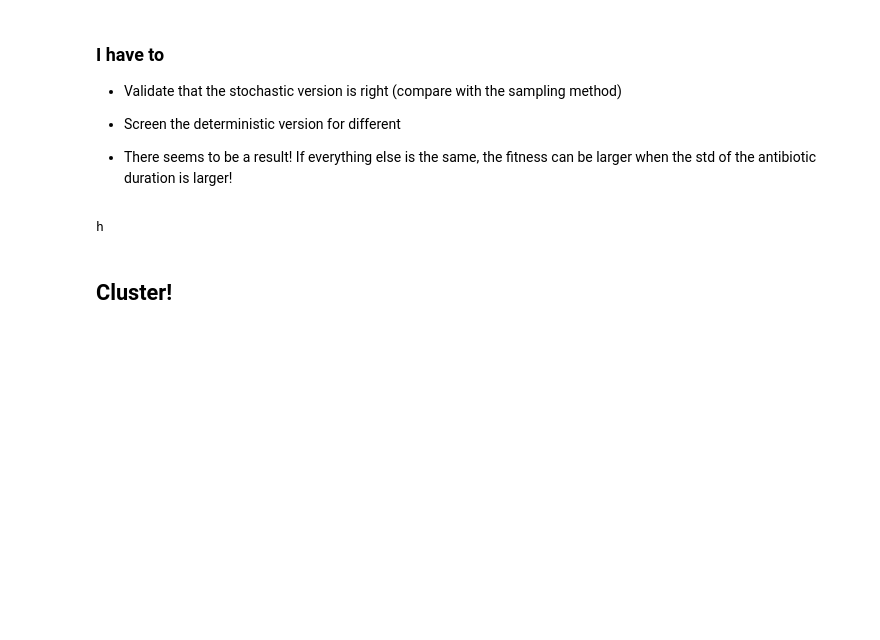
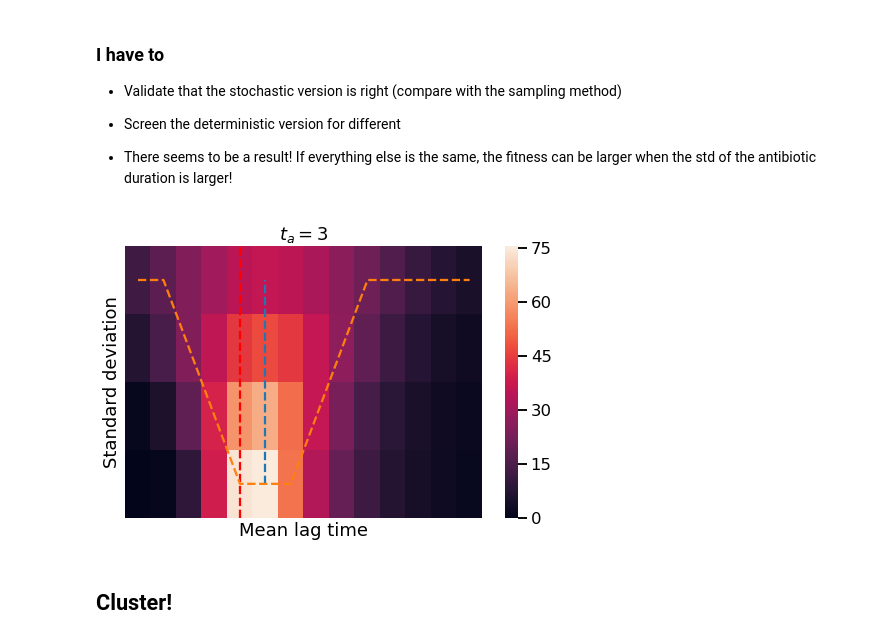
Before and after one commit to gutiloluis/pqe1, a Jupyter notebook: 190409_Integration.ipynb, the cells around one changed output. Cells and saved outputs as stored; diff of their text form; code cells hidden in the pictures; blank space fills up the shorter version.

```diff
--- a/190409_Integration.ipynb
+++ b/190409_Integration.ipynb
@@ -248,10 +247,8 @@ exp_key = '005'
 # save_experiment(exp_key, NN, kwargs, kwargs_s)
-# %%
-a = 'a'
-if a:
-    print('h')
-# %% [output]
-h
+# %%
+plot_heatmap(MTs, STs, NN, mTa, MTs_step)
+# %% [output]
+[figure, added]
 # %% [markdown]
 ## Cluster!
 # %%
```
Also changed, not shown: parts of 11 cells of this notebook, 19 other files.
